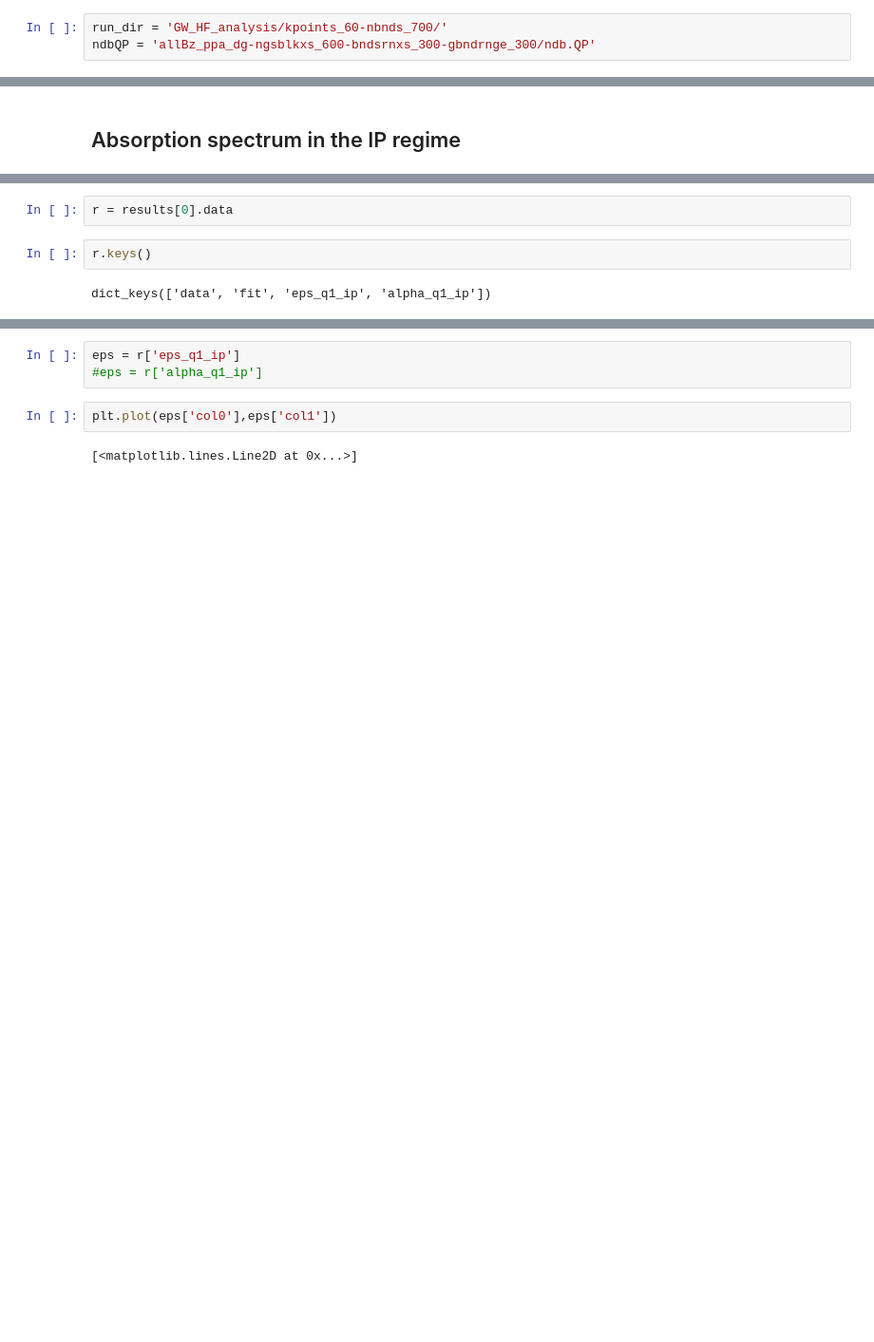
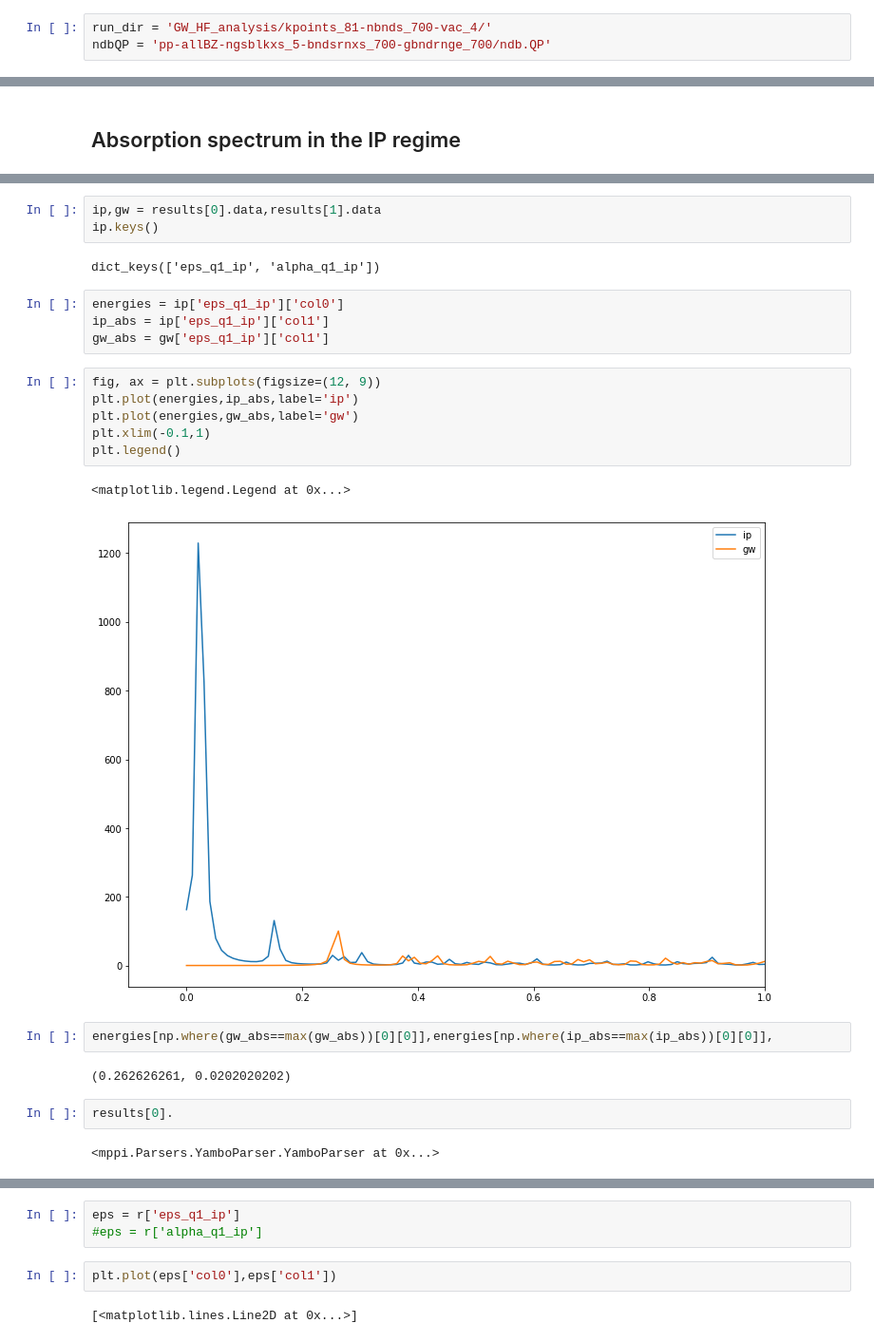
Before and after one commit to marcodalessandro76/Germanene, a Jupyter notebook: BSE_Analysis.ipynb, the cells around one changed output, grey strips where cells are left out. Shown at 95% size. Cells and saved outputs as stored; diff of their text form; blank space fills up the shorter version.

```diff
--- a/BSE_Analysis.ipynb
+++ b/BSE_Analysis.ipynb
@@ -88,5 +88,5 @@ We solve the BSE equations and computed the optical spectrum of the Germanene.
 We analyze the excitonic spectrum to understand if the system behaves as an excitonic
 insulator.
 # %%
-run_dir = 'GW_HF_analysis/kpoints_60-nbnds_700/'
-ndbQP = 'allBz_ppa_dg-ngsblkxs_600-bndsrnxs_300-gbndrnge_300/ndb.QP'
+run_dir = 'GW_HF_analysis/kpoints_81-nbnds_700-vac_4/'
+ndbQP = 'pp-allBZ-ngsblkxs_5-bndsrnxs_700-gbndrnge_700/ndb.QP'
@@ -141,6 +160,26 @@ Task [0] ended
-# %%
-r = results[0].data
-# %%
-r.keys()
-# %% [output]
-dict_keys(['data', 'fit', 'eps_q1_ip', 'alpha_q1_ip'])
+# %%
+ip,gw = results[0].data,results[1].data
+ip.keys()
+# %% [output]
+dict_keys(['eps_q1_ip', 'alpha_q1_ip'])
+# %%
+energies = ip['eps_q1_ip']['col0']
+ip_abs = ip['eps_q1_ip']['col1']
+gw_abs = gw['eps_q1_ip']['col1']
+# %%
+fig, ax = plt.subplots(figsize=(12, 9))
+plt.plot(energies,ip_abs,label='ip')
+plt.plot(energies,gw_abs,label='gw')
+plt.xlim(-0.1,1)
+plt.legend()
+# %% [output]
+<matplotlib.legend.Legend at 0x...>
+[figure, added]
+# %%
+energies[np.where(gw_abs==max(gw_abs))[0][0]],energies[np.where(ip_abs==max(ip_abs))[0][0]],
+# %% [output]
+(0.262626261, 0.0202020202)
+# %%
+results[0].
+# %% [output]
+<mppi.Parsers.YamboParser.YamboParser at 0x...>
```
Also changed, not shown: parts of 15 cells of this notebook, 1 other file.
